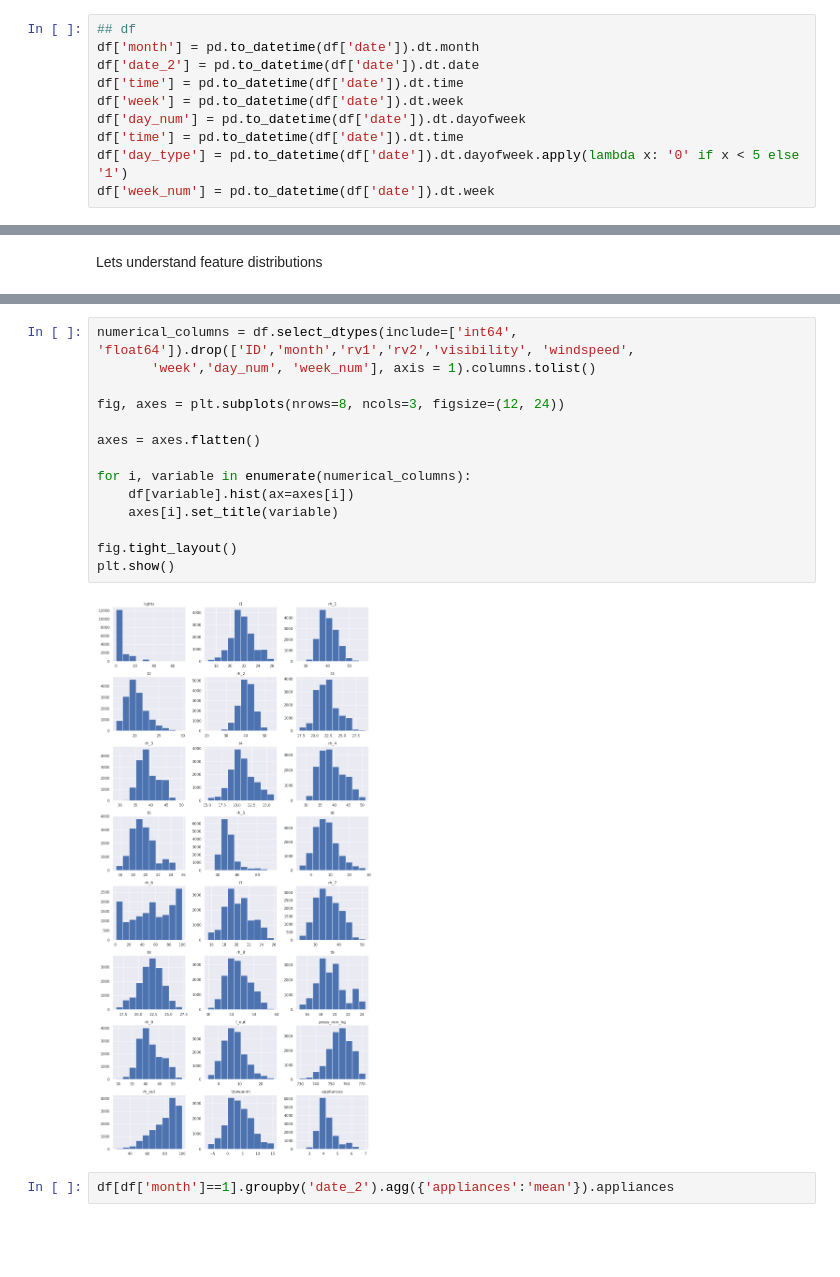
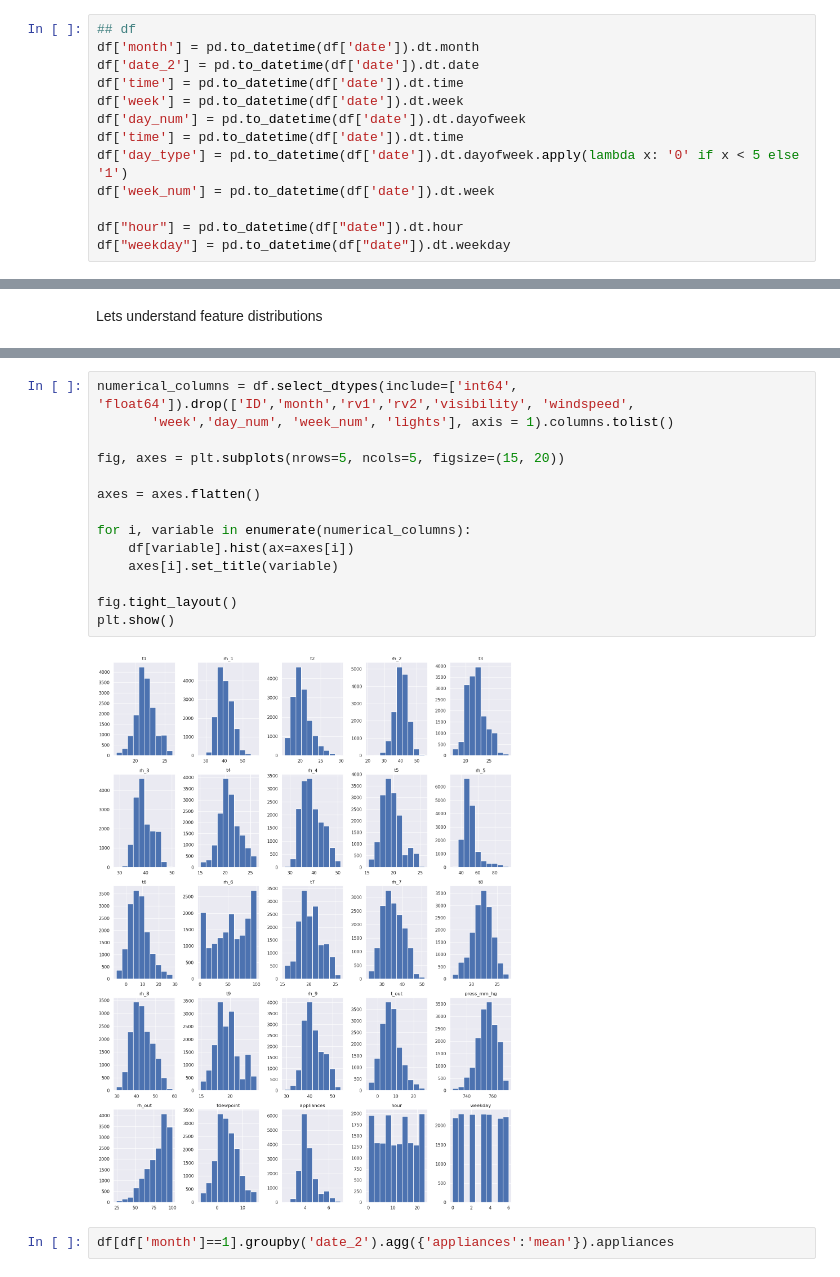
Before and after one commit to bhambrij-upwork/hackthon-june-2023, a Jupyter notebook: fs-household-energy-optimization-prediction.ipynb, the cells around one changed output, grey strips where cells are left out. Drawn from its saved outputs; the diff is of its cells as text; blank space fills up the shorter version.

```diff
--- a/fs-household-energy-optimization-prediction.ipynb
+++ b/fs-household-energy-optimization-prediction.ipynb
@@ -298,6 +298,9 @@ df['day_num'] = pd.to_datetime(df['date']).dt.dayofweek
 df['time'] = pd.to_datetime(df['date']).dt.time
 df['day_type'] = pd.to_datetime(df['date']).dt.dayofweek.apply(lambda x: '0' if x < 5 else '1')
 df['week_num'] = pd.to_datetime(df['date']).dt.week
+
+df["hour"] = pd.to_datetime(df["date"]).dt.hour
+df["weekday"] = pd.to_datetime(df["date"]).dt.weekday
 # %%
 ## df_t
 df_t['month'] = pd.to_datetime(df_t['date']).dt.month
@@ -340,20 +363,20 @@ Index(['ID', 'date', 'lights', 't1', 'rh_1', 't2', 'rh_2', 't3', 'rh_3', 't4',
       dtype='object')
 # %%
 numerical_columns = df.select_dtypes(include=['int64', 'float64']).drop(['ID','month','rv1','rv2','visibility', 'windspeed',
-       'week','day_num', 'week_num'], axis = 1).columns.tolist()
+       'week','day_num', 'week_num', 'lights'], axis = 1).columns.tolist()
 
-fig, axes = plt.subplots(nrows=8, ncols=3, figsize=(12, 24))
+fig, axes = plt.subplots(nrows=5, ncols=5, figsize=(15, 20))
 
 axes = axes.flatten()
 
 for i, variable in enumerate(numerical_columns):
     df[variable].hist(ax=axes[i])
     axes[i].set_title(variable)
 
 fig.tight_layout()
 plt.show()
 # %% [output]
-[figure, old version]
+[figure, new version]
 # %%
 df[df['month']==1].groupby('date_2').agg({'appliances':'mean'}).appliances
 # %% [output]
```
Also changed, not shown: parts of 43 cells of this notebook.
